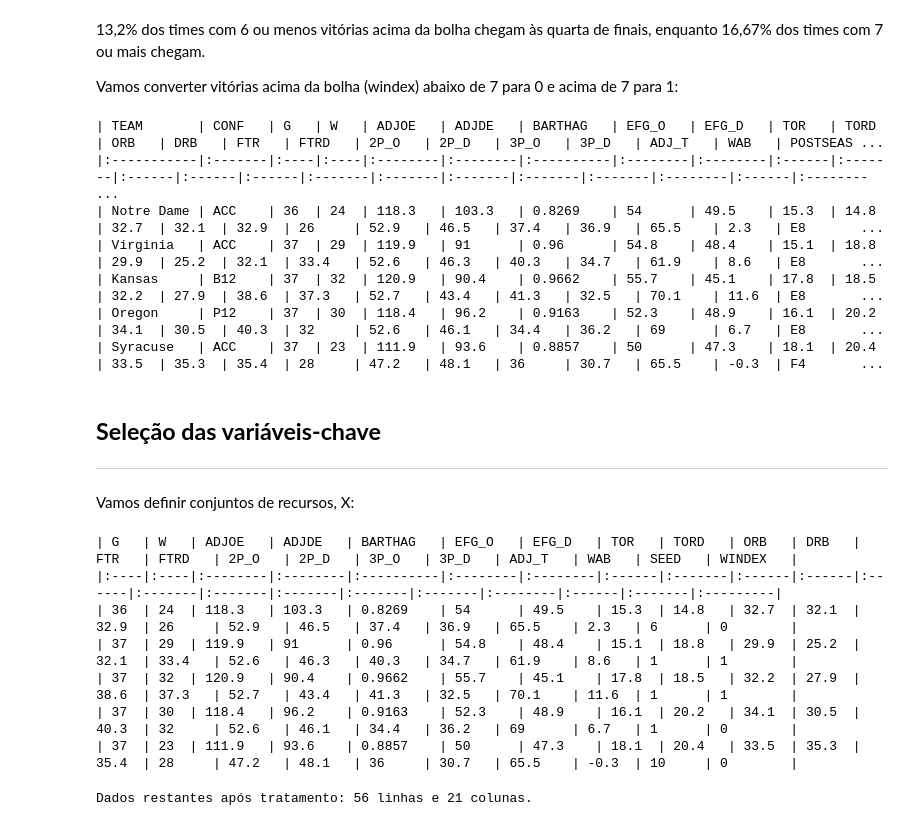
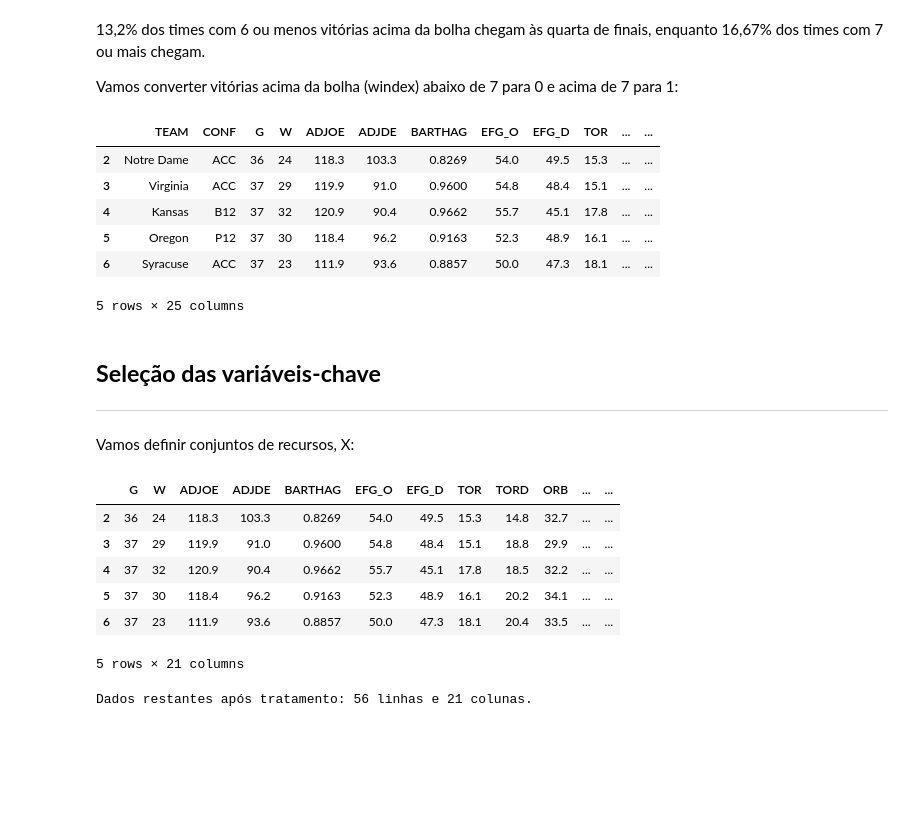
Before and after one commit to SampMark/Machine-Learning, a Jupyter notebook: Prediction_in_Basketball_Tournament_Comparison_Between_Machine_Learn_Models.ipynb, the cells around one changed output. Cells and saved outputs as stored; diff of their text form; code cells hidden in the pictures; blank space fills up the shorter version.

```diff
--- a/Prediction_in_Basketball_Tournament_Comparison_Between_Machine_Learn_Models.ipynb
+++ b/Prediction_in_Basketball_Tournament_Comparison_Between_Machine_Learn_Models.ipynb
@@ -385,18 +386,18 @@ Vamos converter vitórias acima da bolha (windex) abaixo de 7 para 0 e acima de
 # %%
 # Converte os valores da coluna 'WINDEX' de 'False' e 'True' para 0 e 1, respectivamente
 df1.loc[:, 'WINDEX'] = df1['WINDEX'].map({'False': 0, 'True': 1})
 
 # Exibe as 5 primeiras linhas do DataFrame df1
-print(df1.head().to_markdown(index=False, numalign="left", stralign="left"))
-#df1.head()
+# print(df1.head().to_markdown(index=False, numalign="left", stralign="left"))
+df1.head()
 # %% [output]
+|  | TEAM | CONF | G | W | ADJOE | ADJDE | BARTHAG | EFG_O | EFG_D | TOR | ... | ... |
+| 2 | Notre Dame | ACC | 36 | 24 | 118.3 | 103.3 | 0.8269 | 54.0 | 49.5 | 15.3 | ... | ... |
+| 3 | Virginia | ACC | 37 | 29 | 119.9 | 91.0 | 0.9600 | 54.8 | 48.4 | 15.1 | ... | ... |
+| 4 | Kansas | B12 | 37 | 32 | 120.9 | 90.4 | 0.9662 | 55.7 | 45.1 | 17.8 | ... | ... |
+| 5 | Oregon | P12 | 37 | 30 | 118.4 | 96.2 | 0.9163 | 52.3 | 48.9 | 16.1 | ... | ... |
+| 6 | Syracuse | ACC | 37 | 23 | 111.9 | 93.6 | 0.8857 | 50.0 | 47.3 | 18.1 | ... | ... |
-| TEAM       | CONF   | G   | W   | ADJOE   | ADJDE   | BARTHAG   | EFG_O   | EFG_D   | TOR   | TORD   | ORB   | DRB   | FTR   | FTRD   | 2P_O   | 2P_D   | 3P_O   | 3P_D   | ADJ_T   | WAB   | POSTSEAS ...
-|:-----------|:-------|:----|:----|:--------|:--------|:----------|:--------|:--------|:------|:-------|:------|:------|:------|:-------|:-------|:-------|:-------|:-------|:--------|:------|:-------- ...
-| Notre Dame | ACC    | 36  | 24  | 118.3   | 103.3   | 0.8269    | 54      | 49.5    | 15.3  | 14.8   | 32.7  | 32.1  | 32.9  | 26     | 52.9   | 46.5   | 37.4   | 36.9   | 65.5    | 2.3   | E8       ...
-| Virginia   | ACC    | 37  | 29  | 119.9   | 91      | 0.96      | 54.8    | 48.4    | 15.1  | 18.8   | 29.9  | 25.2  | 32.1  | 33.4   | 52.6   | 46.3   | 40.3   | 34.7   | 61.9    | 8.6   | E8       ...
-| Kansas     | B12    | 37  | 32  | 120.9   | 90.4    | 0.9662    | 55.7    | 45.1    | 17.8  | 18.5   | 32.2  | 27.9  | 38.6  | 37.3   | 52.7   | 43.4   | 41.3   | 32.5   | 70.1    | 11.6  | E8       ...
-| Oregon     | P12    | 37  | 30  | 118.4   | 96.2    | 0.9163    | 52.3    | 48.9    | 16.1  | 20.2   | 34.1  | 30.5  | 40.3  | 32     | 52.6   | 46.1   | 34.4   | 36.2   | 69      | 6.7   | E8       ...
-| Syracuse   | ACC    | 37  | 23  | 111.9   | 93.6    | 0.8857    | 50      | 47.3    | 18.1  | 20.4   | 33.5  | 35.3  | 35.4  | 28     | 47.2   | 48.1   | 36     | 30.7   | 65.5    | -0.3  | F4       ...
+5 rows × 25 columns
 # %% [markdown]
 ## **Seleção das variáveis-chave**
 
@@ -417,16 +418,16 @@ selected_columns = [
 X = df1.loc[:, selected_columns]
 
 # Exibindo as primeiras 5 linhas do DataFrame X
-#X.head()
-print(X.head().to_markdown(index=False, numalign="left", stralign="left"))
+# print(X.head().to_markdown(index=False, numalign="left", stralign="left"))
+X.head()
 # %% [output]
+|  | G | W | ADJOE | ADJDE | BARTHAG | EFG_O | EFG_D | TOR | TORD | ORB | ... | ... |
+| 2 | 36 | 24 | 118.3 | 103.3 | 0.8269 | 54.0 | 49.5 | 15.3 | 14.8 | 32.7 | ... | ... |
+| 3 | 37 | 29 | 119.9 | 91.0 | 0.9600 | 54.8 | 48.4 | 15.1 | 18.8 | 29.9 | ... | ... |
+| 4 | 37 | 32 | 120.9 | 90.4 | 0.9662 | 55.7 | 45.1 | 17.8 | 18.5 | 32.2 | ... | ... |
+| 5 | 37 | 30 | 118.4 | 96.2 | 0.9163 | 52.3 | 48.9 | 16.1 | 20.2 | 34.1 | ... | ... |
+| 6 | 37 | 23 | 111.9 | 93.6 | 0.8857 | 50.0 | 47.3 | 18.1 | 20.4 | 33.5 | ... | ... |
-| G   | W   | ADJOE   | ADJDE   | BARTHAG   | EFG_O   | EFG_D   | TOR   | TORD   | ORB   | DRB   | FTR   | FTRD   | 2P_O   | 2P_D   | 3P_O   | 3P_D   | ADJ_T   | WAB   | SEED   | WINDEX   |
-|:----|:----|:--------|:--------|:----------|:--------|:--------|:------|:-------|:------|:------|:------|:-------|:-------|:-------|:-------|:-------|:--------|:------|:-------|:---------|
-| 36  | 24  | 118.3   | 103.3   | 0.8269    | 54      | 49.5    | 15.3  | 14.8   | 32.7  | 32.1  | 32.9  | 26     | 52.9   | 46.5   | 37.4   | 36.9   | 65.5    | 2.3   | 6      | 0        |
-| 37  | 29  | 119.9   | 91      | 0.96      | 54.8    | 48.4    | 15.1  | 18.8   | 29.9  | 25.2  | 32.1  | 33.4   | 52.6   | 46.3   | 40.3   | 34.7   | 61.9    | 8.6   | 1      | 1        |
-| 37  | 32  | 120.9   | 90.4    | 0.9662    | 55.7    | 45.1    | 17.8  | 18.5   | 32.2  | 27.9  | 38.6  | 37.3   | 52.7   | 43.4   | 41.3   | 32.5   | 70.1    | 11.6  | 1      | 1        |
-| 37  | 30  | 118.4   | 96.2    | 0.9163    | 52.3    | 48.9    | 16.1  | 20.2   | 34.1  | 30.5  | 40.3  | 32     | 52.6   | 46.1   | 34.4   | 36.2   | 69      | 6.7   | 1      | 0        |
-| 37  | 23  | 111.9   | 93.6    | 0.8857    | 50      | 47.3    | 18.1  | 20.4   | 33.5  | 35.3  | 35.4  | 28     | 47.2   | 48.1   | 36     | 30.7   | 65.5    | -0.3  | 10     | 0        |
+5 rows × 21 columns
 # %%
 # Configuração explícita para o comportamento futuro do pandas
 pd.set_option('future.no_silent_downcasting', True)
```
Also changed, not shown: parts of 1 cell of this notebook.
